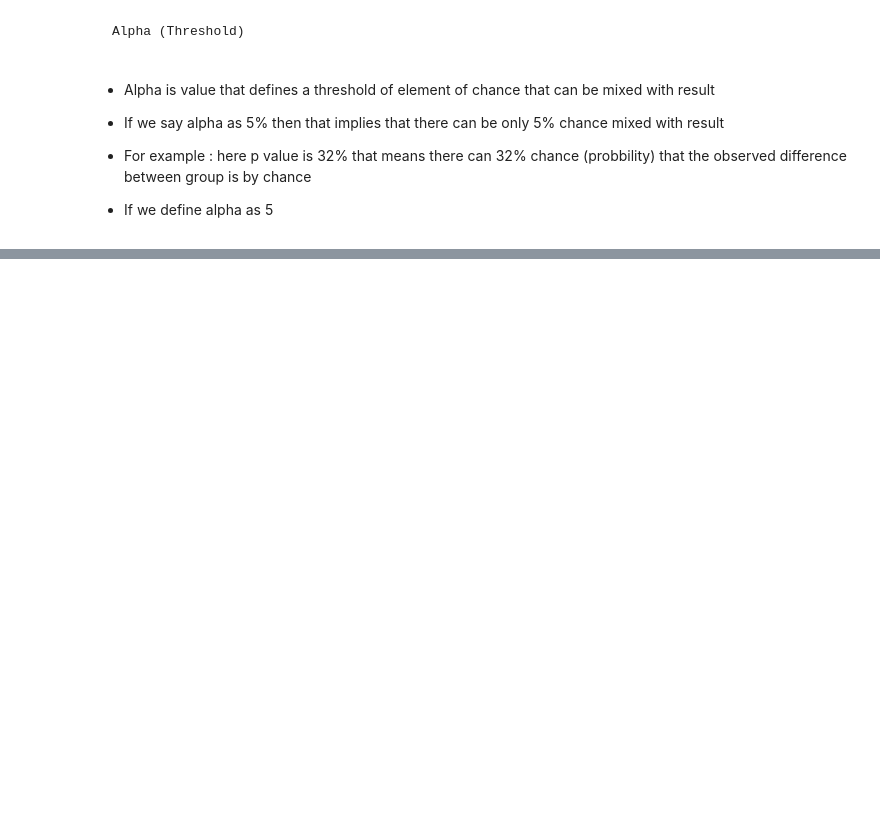
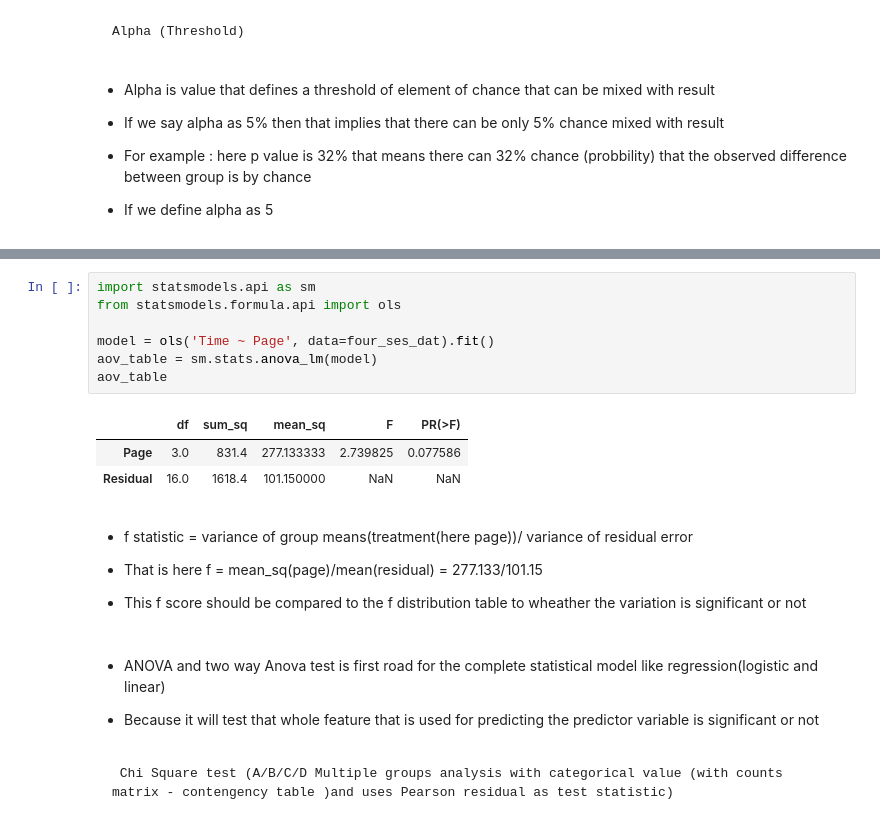
Before and after one commit to Anish-7/practical_statistics_notes, a Jupyter notebook: notes/chap3.ipynb, the cells around one changed output, grey strips where cells are left out. Drawn from its saved outputs; the diff is of its cells as text; blank space fills up the shorter version.

```diff
--- a/notes/chap3.ipynb
+++ b/notes/chap3.ipynb
@@ -387,0 +549,23 @@ the calculated p value 0.323
+# %%
+import statsmodels.api as sm
+from statsmodels.formula.api import ols
+
+model = ols('Time ~ Page', data=four_ses_dat).fit()
+aov_table = sm.stats.anova_lm(model)
+aov_table
+# %% [output]
+|  | df | sum_sq | mean_sq | F | PR(>F) |
+| Page | 3.0 | 831.4 | 277.133333 | 2.739825 | 0.077586 |
+| Residual | 16.0 | 1618.4 | 101.150000 | NaN | NaN |
+# %% [markdown]
+- f statistic = variance of group means(treatment(here page))/ variance of residual error
+
+- That is here f = mean_sq(page)/mean(residual) = 277.133/101.15
+
+- This f score should be compared to the f distribution table to wheather the variation is significant or not
+# %% [markdown]
+- ANOVA and two way Anova test is first road for the complete statistical model like regression(logistic and linear)
+
+- Because it will test that whole feature that is used for predicting the predictor variable is significant or not
+# %% [markdown]
+     Chi Square test (A/B/C/D Multiple groups analysis with categorical value (with counts matrix - contengency table )and uses Pearson residual as test statistic)
```
Also changed, not shown: parts of 34 cells of this notebook.
